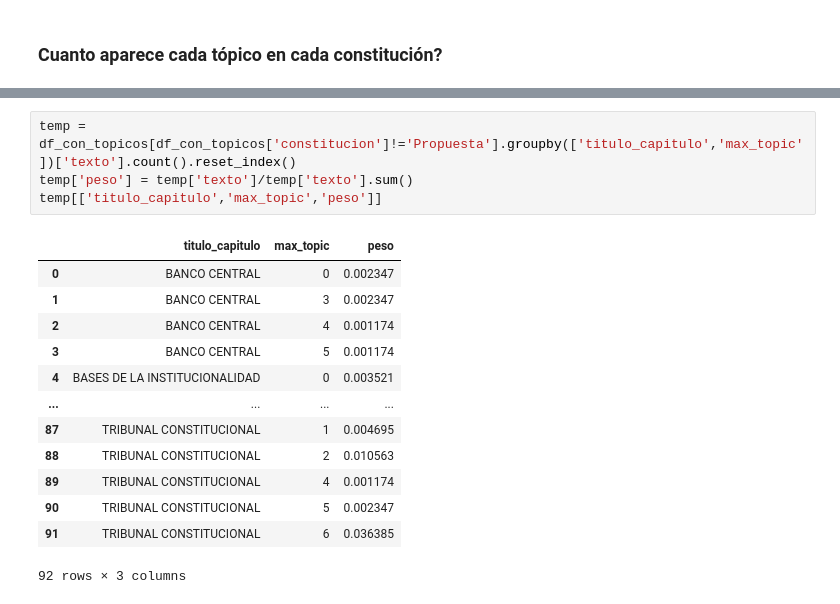
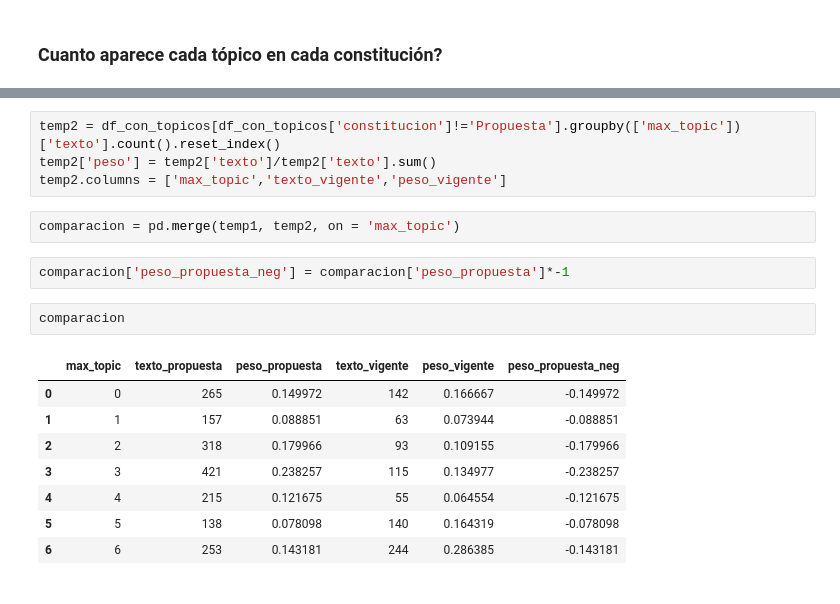
Before and after one commit to matiasfbr/Proyecto-PLN, a Jupyter notebook: topic_modeling.ipynb, the cells around one changed output, grey strips where cells are left out. Cells and saved outputs as stored; diff of their text form.

```diff
--- a/topic_modeling.ipynb
+++ b/topic_modeling.ipynb
@@ -210,18 +209,19 @@ temp[['titulo_capitulo','max_topic','peso']]
 # %%
-temp = df_con_topicos[df_con_topicos['constitucion']!='Propuesta'].groupby(['titulo_capitulo','max_topic'])['texto'].count().reset_index()
-temp['peso'] = temp['texto']/temp['texto'].sum()
-temp[['titulo_capitulo','max_topic','peso']]
+temp2 = df_con_topicos[df_con_topicos['constitucion']!='Propuesta'].groupby(['max_topic'])['texto'].count().reset_index()
+temp2['peso'] = temp2['texto']/temp2['texto'].sum()
+temp2.columns = ['max_topic','texto_vigente','peso_vigente']
-# %% [output]
-|  | titulo_capitulo | max_topic | peso |
-| 0 | BANCO CENTRAL | 0 | 0.002347 |
-| 1 | BANCO CENTRAL | 3 | 0.002347 |
-| 2 | BANCO CENTRAL | 4 | 0.001174 |
-| 3 | BANCO CENTRAL | 5 | 0.001174 |
-| 4 | BASES DE LA INSTITUCIONALIDAD | 0 | 0.003521 |
-| ... | ... | ... | ... |
-| 87 | TRIBUNAL CONSTITUCIONAL | 1 | 0.004695 |
-| 88 | TRIBUNAL CONSTITUCIONAL | 2 | 0.010563 |
-| 89 | TRIBUNAL CONSTITUCIONAL | 4 | 0.001174 |
-| 90 | TRIBUNAL CONSTITUCIONAL | 5 | 0.002347 |
-| 91 | TRIBUNAL CONSTITUCIONAL | 6 | 0.036385 |
-92 rows × 3 columns
+# %%
+comparacion = pd.merge(temp1, temp2, on = 'max_topic')
+# %%
+comparacion['peso_propuesta_neg'] = comparacion['peso_propuesta']*-1
+# %%
+comparacion
+# %% [output]
+|  | max_topic | texto_propuesta | peso_propuesta | texto_vigente | peso_vigente | peso_propuesta_neg |
+| 0 | 0 | 265 | 0.149972 | 142 | 0.166667 | -0.149972 |
+| 1 | 1 | 157 | 0.088851 | 63 | 0.073944 | -0.088851 |
+| 2 | 2 | 318 | 0.179966 | 93 | 0.109155 | -0.179966 |
+| 3 | 3 | 421 | 0.238257 | 115 | 0.134977 | -0.238257 |
+| 4 | 4 | 215 | 0.121675 | 55 | 0.064554 | -0.121675 |
+| 5 | 5 | 138 | 0.078098 | 140 | 0.164319 | -0.078098 |
+| 6 | 6 | 253 | 0.143181 | 244 | 0.286385 | -0.143181 |
```
Also changed, not shown: parts of 8 cells of this notebook, 1 other file.
